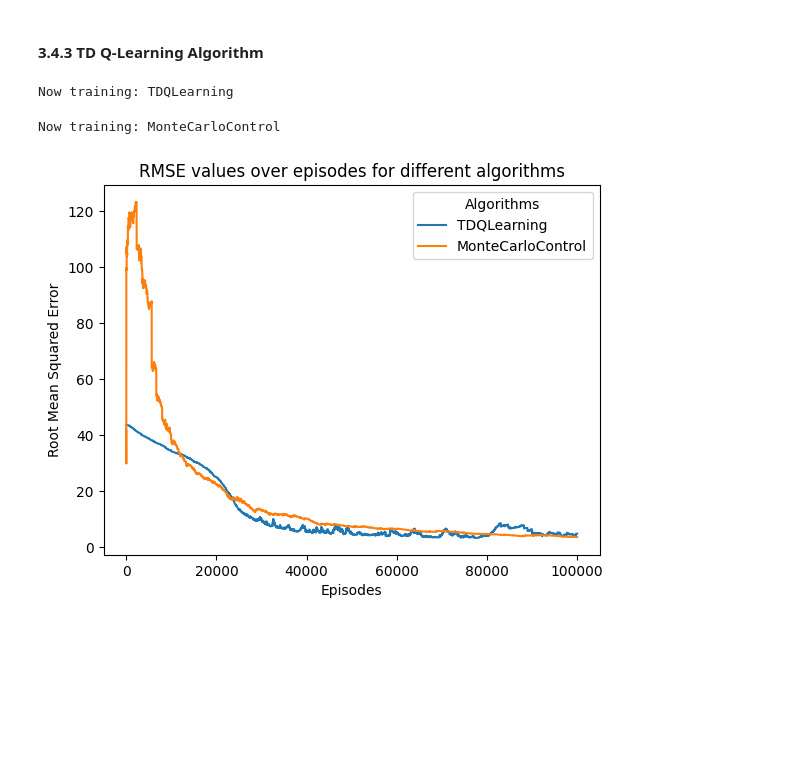
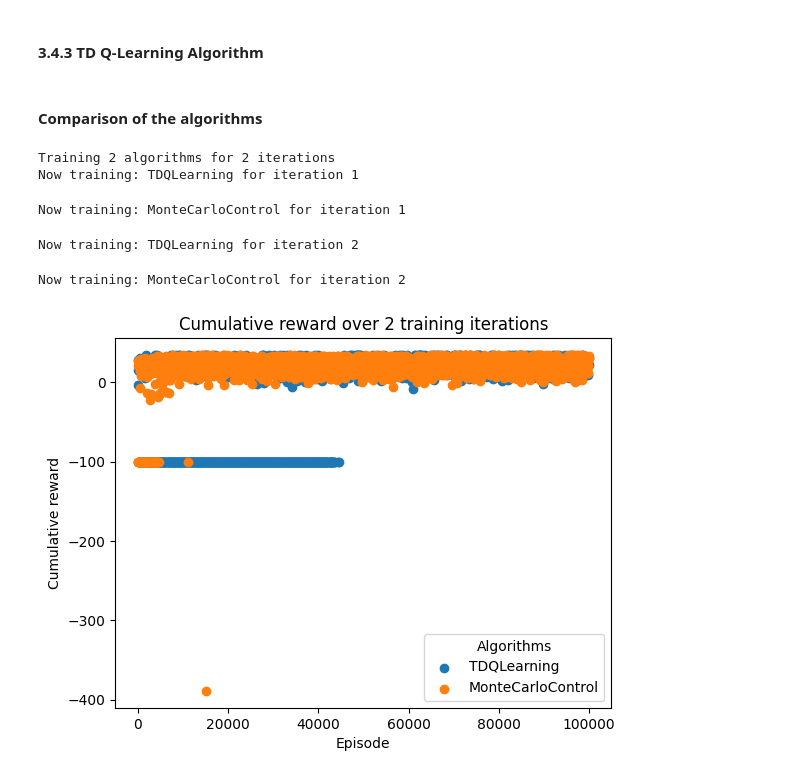
Before and after one commit to TijmenWesteneng/RL_Github, a Jupyter notebook: Reinforcement_Learning_Project.ipynb, the cells around one changed output. Cells and saved outputs as stored; diff of their text form; code cells hidden in the pictures; blank space fills up the shorter version.

Commit message:
Fixed mistake in compare_algs_cum & changed reward to -100 instead of -1000

```diff
--- a/Reinforcement_Learning_Project.ipynb
+++ b/Reinforcement_Learning_Project.ipynb
@@ -943,10 +943,11 @@ Implement Monte Carlo control with exploring starts
 # %%
 class MonteCarloControl(MonteCarloLearning):
 
-    def __init__(self, zombie_environment, episodes = 100, max_steps = 50, target_values=None):
+    def __init__(self, zombie_environment, episodes = 100, max_steps = 50, target_values=None, store_cum_reward = False):
         super().__init__(zombie_environment = zombie_environment, max_steps=max_steps, target_values=target_values, episodes=episodes)
         self.episodes = episodes
         self.policy = np.zeros(self.number_of_states, dtype='int')
+        self.store_cum_reward = store_cum_reward
 
         self.state_action_value_function = np.zeros((self.number_of_states, self.number_of_actions)) #The action value function np array [state, action]
         self.state_action_returns = np.zeros((self.number_of_states, self.number_of_actions)) #Sum of rewards collected for the state action pair, np array [state, action]
@@ -997,7 +998,7 @@ class MonteCarloControl(MonteCarloLearning):
             self.policy = np.argmax(self.state_action_value_function, axis=1)
 
             # Every x episodes calculate the cumulative reward of the current policy
-            if episode_number % round(self.episodes / 1000) == 0:
+            if episode_number % round(self.episodes / 1000) == 0 and self.store_cum_reward:
                 self.calc_policy_reward(episode_n=episode_number)
 
             if self.target_values is not None:
@@ -1057,7 +1055,7 @@ class TD_Prediction(LearningAlgorithm):
 ### 3.4.2 TD SARSA Algorithm
 # %%
 class SARSA(LearningAlgorithm):
-    def __init__(self, zombie_environment:ZombieEscapeEnv, episodes = 1000, alpha = 0.1, target_values=None, decrease_rate=10):
+    def __init__(self, zombie_environment:ZombieEscapeEnv, episodes = 1000, alpha = 0.1, target_values=None, decrease_rate=10, store_cum_reward = False):
         super().__init__(zombie_environment=zombie_environment)
         self.episodes = episodes
         self.alpha = alpha
@@ -1065,13 +1063,10 @@ class SARSA(LearningAlgorithm):
         self.target_values = target_values
         self.errors = np.zeros(self.episodes)
         self.decrease_rate = decrease_rate
+        self.store_cum_reward = store_cum_reward
 
         #initial state, action values
         self.Q_S_A = np.zeros((self.number_of_states, self.number_of_actions))
-
-
-
-
 
     def epsilon_policy(self, epsilon, Q_S_A, state, env):
         '''
@@ -1085,8 +1080,6 @@ class SARSA(LearningAlgorithm):
             action = np.argmax(Q_S_A[state])
         return action
 
-
-
     def run_training(self):
         for episode in tqdm(range(self.episodes)):
             #restrat the environment after every episode
@@ -1094,7 +1087,6 @@ class SARSA(LearningAlgorithm):
             epsilon =  np.exp(-self.decrease_rate/self.episodes*episode)
             action = self.epsilon_policy(epsilon, self.Q_S_A, state, self.zombie_environment)
             terminated = False
-
 
             while not terminated:
                 next_state, reward, terminated = self.zombie_environment.step(action)[:3]
@@ -1105,9 +1097,9 @@ class SARSA(LearningAlgorithm):
                 state, action = next_state, next_action
 
             # Every x episodes calculate the cumulative reward of the current policy
-            """if episode % 100 == 0:
+            if episode % round(self.episodes / 1000) == 0 and self.store_cum_reward:
                 self.policy = np.argmax(self.Q_S_A, axis=1)
-                self.calc_policy_reward(episode_n = episode)"""
+                self.calc_policy_reward(episode_n = episode)
 
             #Get the value table after each episode
             self.value_function = np.max(self.Q_S_A, axis = 1)
@@ -1137,7 +1129,7 @@ run_environment(env, policy=sarsa_policy)
 # %%
 class TDQLearning(LearningAlgorithm):
     def __init__(self, zombie_environment: ZombieEscapeEnv,
-                 episodes = 100000, alpha = 0.05, epsilon_start = 1, epsilon_end = 0.1, target_values = None):
+                 episodes = 100000, alpha = 0.05, epsilon_start = 1, epsilon_end = 0.1, target_values = None, store_cum_reward = False):
         super().__init__(zombie_environment)
         self.zombie_environment = zombie_environment
         self.episodes = episodes
@@ -1146,6 +1138,7 @@ class TDQLearning(LearningAlgorithm):
         self.epsilon_start = epsilon_start
         self.epsilon_end = epsilon_end
         self.epsilon = epsilon_start
+        self.store_cum_reward = store_cum_reward
 
         self.qsa = np.zeros((self.zombie_environment.observation_space.n, self.zombie_environment.action_space.n))
         self.policy = np.zeros(self.zombie_environment.observation_space.n)
@@ -1185,7 +1178,7 @@ class TDQLearning(LearningAlgorithm):
                 state = next_state
 
             # Every x episodes calculate the cumulative reward of the current policy
-            if episode % 100 == 0:
+            if episode % round(self.episodes / 1000) == 0 and self.store_cum_reward:
                 self.policy = np.argmax(self.qsa, axis=1)
                 self.calc_policy_reward(episode_n = episode)
 
@@ -1194,7 +1187,6 @@ class TDQLearning(LearningAlgorithm):
             if self.target_values is not None:
                 self.store_error(episode)
 
-            # TODO: Better epsilon function, since it's currently under-performing a static epsilon
             self.new_epsilon(episode)
 
         # Calculate the final policy matrix and value matrix
@@ -1212,6 +1204,8 @@ q_learning.plot_error()
 # %%
 #(Optional)Now lets visualize the policy in action
 run_environment(env, policy=q_learning_policy)
+# %% [markdown]
+#### Comparison of the algorithms
 # %%
 def compare_algs_error(alg_list: List[LearningAlgorithm]):
     # Check if all algs have same amount of episodes
@@ -1238,21 +1232,25 @@ def compare_algs_error(alg_list: List[LearningAlgorithm]):
 
 def compare_algs_cum(alg_list: List[LearningAlgorithm], training_amount = 10):
     average_cum_reward_list = []
+    episode_amount = alg_list[0].episodes
     for j in range(len(alg_list)):
         average_cum_reward_list.append([])
+        assert alg_list[j].episodes == episode_amount, "Episode amount should be equal for all algorithms to plot difference"
+        alg_list[j].store_cum_reward = True
 
+    print(f"Training {len(alg_list)} algorithms for {training_amount} iterations")
     for i in range(training_amount):
         for j, alg in enumerate(alg_list):
             print(f"Now training: {alg} for iteration {i+1}")
+            alg.trained = False
             alg.get_training_results()
             average_cum_reward_list[j].append(alg.cum_reward_list)
-            alg.trained = False
 
     matrix = []
     for i in range(len(alg_list)):
         matrix.append(np.zeros((len(average_cum_reward_list[i]), len(average_cum_reward_list[i][0]))))
 
-        for j in range(len(average_cum_reward_list)):
+        for j in range(len(average_cum_reward_list[i])):
             index, values = zip(*average_cum_reward_list[i][j])
             matrix[i][j] = np.asarray(values, dtype=np.float32)
 
@@ -1264,12 +1262,16 @@ def compare_algs_cum(alg_list: List[LearningAlgorithm], training_amount = 10):
     plt.legend(title="Algorithms")
     plt.show()
 # %%
-    td_q_learning = TDQLearning(zombie_environment=env, episodes=100000, target_values=value_iteration_values, alpha=0.01)
+    td_q_learning = TDQLearning(zombie_environment=env, episodes=100000, target_values=value_iteration_values, alpha=0.005)
     monte_carlo = MonteCarloControl(zombie_environment=env, episodes=100000, target_values=value_iteration_values)
+    #sarsa = SARSA(zombie_environment=env, episodes=100000, target_values=value_iteration_values)
 
-    compare_algs_error([td_q_learning, monte_carlo])
-    #compare_algs_cum([td_q_learning, monte_carlo], training_amount = 5)
+    #compare_algs_error([td_q_learning, monte_carlo, sarsa])
+    compare_algs_cum([td_q_learning, monte_carlo], training_amount = 2)
 # %% [output]
-Now training: TDQLearning
+Training 2 algorithms for 2 iterations
+Now training: TDQLearning for iteration 1
-Now training: MonteCarloControl
+Now training: MonteCarloControl for iteration 1
+Now training: TDQLearning for iteration 2
+Now training: MonteCarloControl for iteration 2
-[figure, old version]
+[figure, new version]
```
Also changed, not shown: parts of 2 cells of this notebook.
